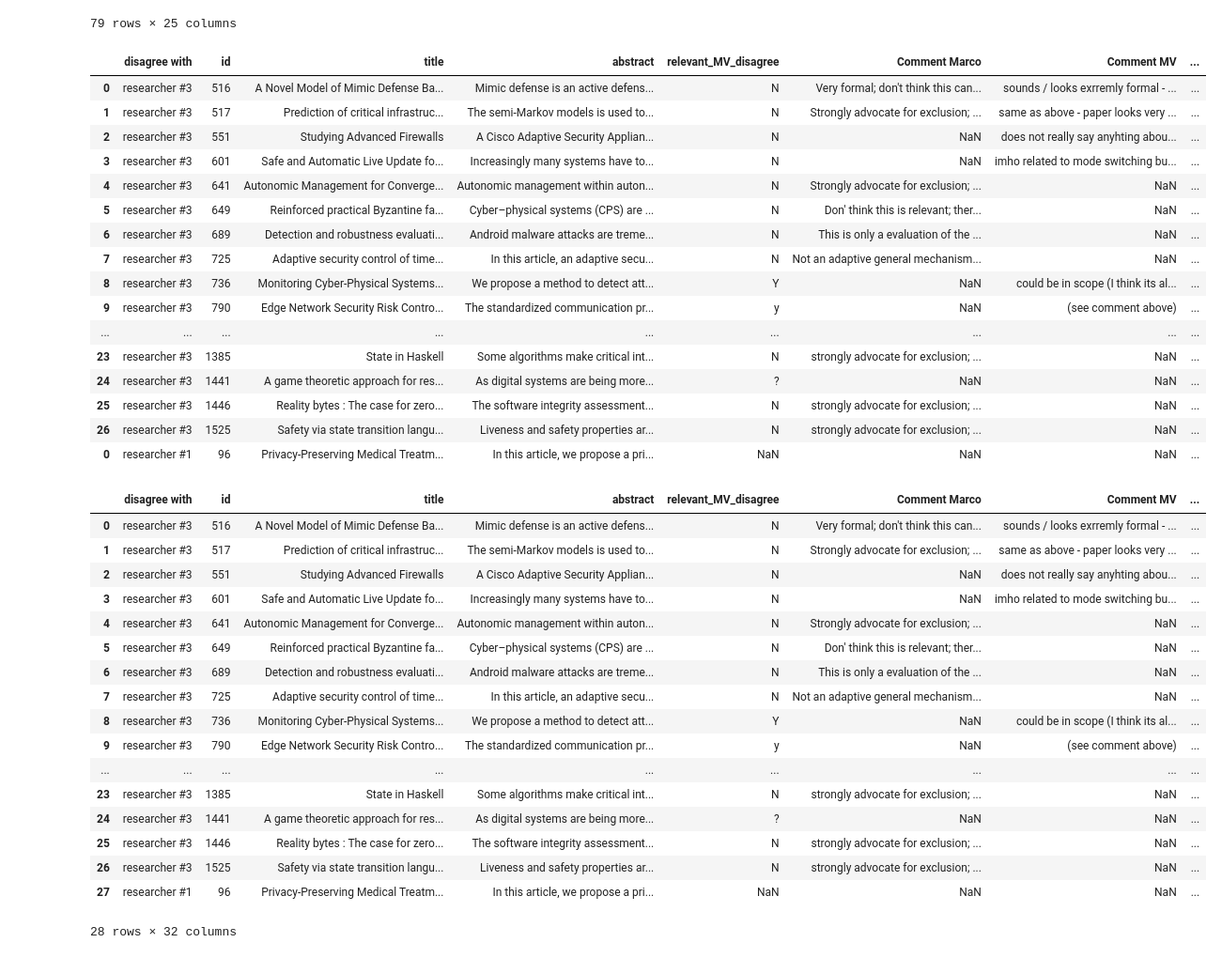
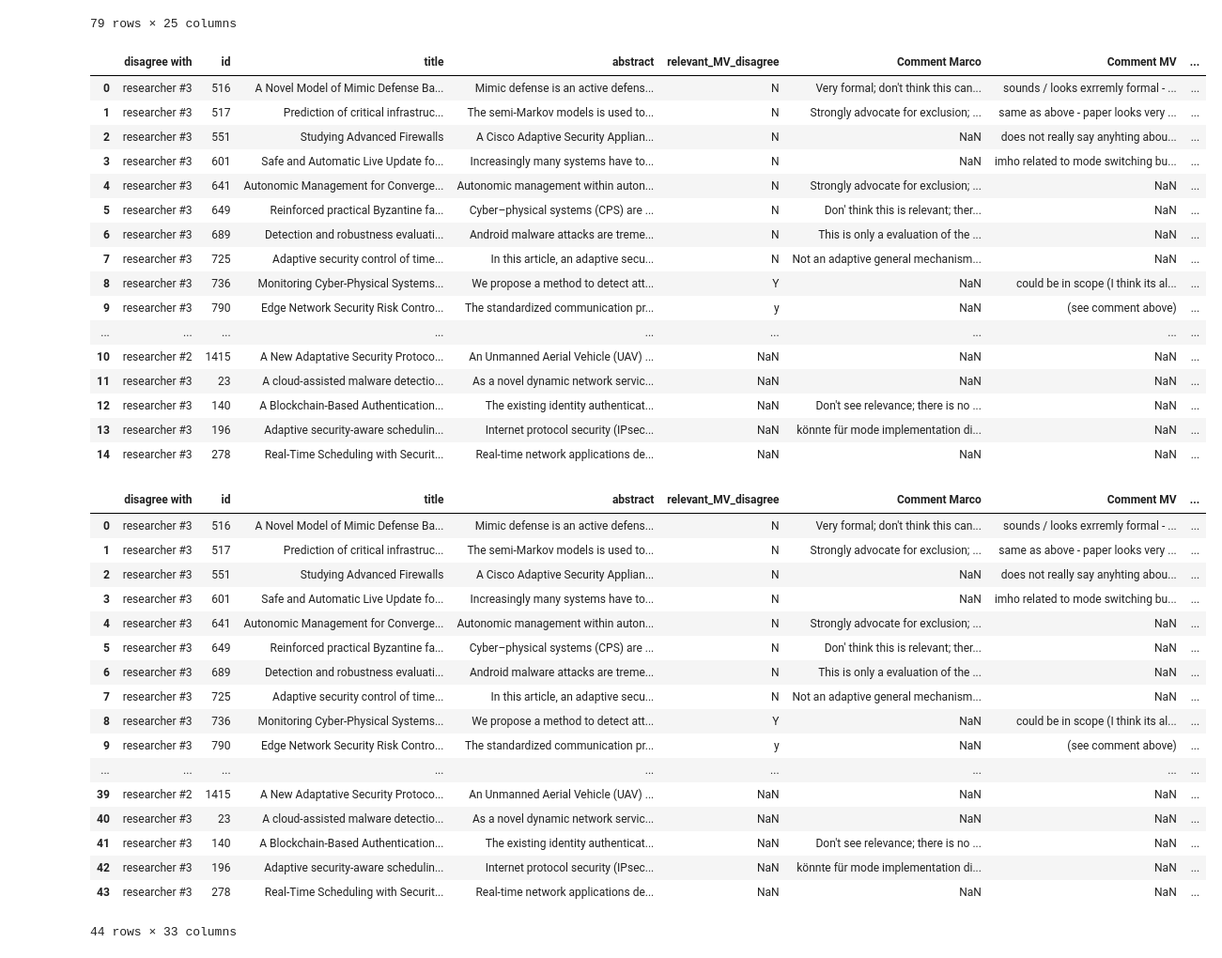
Before and after one commit to mstadler-jku/literature-search-tool-SLR, a Jupyter notebook: src/main/python/at/jku/scsl/main/04_00_abstract_exclusion.ipynb, the cells around one changed output. Shown at 94% size. Cells and saved outputs as stored; diff of their text form; code cells hidden in the pictures.

```diff
--- a/src/main/python/at/jku/scsl/main/04_00_abstract_exclusion.ipynb
+++ b/src/main/python/at/jku/scsl/main/04_00_abstract_exclusion.ipynb
@@ -145,33 +145,35 @@ all_disagreements
 # %%
 df_disagreement_resolve_mv = pd.read_csv(
     concat_path(get_project_root_directory(), 'main', 'input', '04_abstract_parsing_results', 'disagreements',
                 'Abstract_Second_Opinion_MV - Sheet1.csv'))
 df_disagreement_resolve_mike = pd.read_csv(
     concat_path(get_project_root_directory(), 'main', 'input', '04_abstract_parsing_results', 'disagreements',
                 'Abstract_Second_Opinion_Mike - Sheet1.csv'))
+df_disagreement_resolve_sam = pd.read_csv(
+    concat_path(get_project_root_directory(), 'main', 'input', '04_abstract_parsing_results', 'disagreements',
+                'Abstract_Second_Opinion_Sam - Sheet1.csv'))
 
-# TODO: add here Sam's disagreements
 
-df_all_disagreement_resolve = pd.concat([df_disagreement_resolve_mv, df_disagreement_resolve_mike])
+df_all_disagreement_resolve = pd.concat([df_disagreement_resolve_mv, df_disagreement_resolve_mike, df_disagreement_resolve_sam])
 df_all_disagreement_resolve
 # %% [output]
 |  | disagree with | id | title | abstract | relevant_MV_disagree | Comment Marco | Comment MV | ... |
 | 0 | researcher #3 | 516 | A Novel Model of Mimic Defense Ba... | Mimic defense is an active defens... | N | Very formal; don't think this can... | sounds / looks exrremly formal - ... | ... |
 | 1 | researcher #3 | 517 | Prediction of critical infrastruc... | The semi-Markov models is used to... | N | Strongly advocate for exclusion; ... | same as above - paper looks very ... | ... |
 | 2 | researcher #3 | 551 | Studying Advanced Firewalls | A Cisco Adaptive Security Applian... | N | NaN | does not really say anyhting abou... | ... |
 | 3 | researcher #3 | 601 | Safe and Automatic Live Update fo... | Increasingly many systems have to... | N | NaN | imho related to mode switching bu... | ... |
 | 4 | researcher #3 | 641 | Autonomic Management for Converge... | Autonomic management within auton... | N | Strongly advocate for exclusion; ... | NaN | ... |
 | 5 | researcher #3 | 649 | Reinforced practical Byzantine fa... | Cyber–physical systems (CPS) are ... | N | Don' think this is relevant; ther... | NaN | ... |
 | 6 | researcher #3 | 689 | Detection and robustness evaluati... | Android malware attacks are treme... | N | This is only a evaluation of the ... | NaN | ... |
 | 7 | researcher #3 | 725 | Adaptive security control of time... | In this article, an adaptive secu... | N | Not an adaptive general mechanism... | NaN | ... |
 | 8 | researcher #3 | 736 | Monitoring Cyber-Physical Systems... | We propose a method to detect att... | Y | NaN | could be in scope (I think its al... | ... |
 | 9 | researcher #3 | 790 | Edge Network Security Risk Contro... | The standardized communication pr... | y | NaN | (see comment above) | ... |
 | ... | ... | ... | ... | ... | ... | ... | ... | ... |
-| 23 | researcher #3 | 1385 | State in Haskell | Some algorithms make critical int... | N | strongly advocate for exclusion; ... | NaN | ... |
-| 24 | researcher #3 | 1441 | A game theoretic approach for res... | As digital systems are being more... | ? | NaN | NaN | ... |
-| 25 | researcher #3 | 1446 | Reality bytes : The case for zero... | The software integrity assessment... | N | strongly advocate for exclusion; ... | NaN | ... |
-| 26 | researcher #3 | 1525 | Safety via state transition langu... | Liveness and safety properties ar... | N | strongly advocate for exclusion; ... | NaN | ... |
-| 0 | researcher #1 | 96 | Privacy-Preserving Medical Treatm... | In this article, we propose a pri... | NaN | NaN | NaN | ... |
+| 10 | researcher #2 | 1415 | A New Adaptative Security Protoco... | An Unmanned Aerial Vehicle (UAV) ... | NaN | NaN | NaN | ... |
+| 11 | researcher #3 | 23 | A cloud-assisted malware detectio... | As a novel dynamic network servic... | NaN | NaN | NaN | ... |
+| 12 | researcher #3 | 140 | A Blockchain-Based Authentication... | The existing identity authenticat... | NaN | Don't see relevance; there is no ... | NaN | ... |
+| 13 | researcher #3 | 196 | Adaptive security-aware schedulin... | Internet protocol security (IPsec... | NaN | könnte für mode implementation di... | NaN | ... |
+| 14 | researcher #3 | 278 | Real-Time Scheduling with Securit... | Real-time network applications de... | NaN | NaN | NaN | ... |
 # %%
 
 merged_disagreement_resolve = pd.merge(df_all_disagreement_resolve, all_disagreements, on='id')
@@ -189,11 +191,11 @@ merged_disagreement_resolve
 | 8 | researcher #3 | 736 | Monitoring Cyber-Physical Systems... | We propose a method to detect att... | Y | NaN | could be in scope (I think its al... | ... |
 | 9 | researcher #3 | 790 | Edge Network Security Risk Contro... | The standardized communication pr... | y | NaN | (see comment above) | ... |
 | ... | ... | ... | ... | ... | ... | ... | ... | ... |
-| 23 | researcher #3 | 1385 | State in Haskell | Some algorithms make critical int... | N | strongly advocate for exclusion; ... | NaN | ... |
-| 24 | researcher #3 | 1441 | A game theoretic approach for res... | As digital systems are being more... | ? | NaN | NaN | ... |
-| 25 | researcher #3 | 1446 | Reality bytes : The case for zero... | The software integrity assessment... | N | strongly advocate for exclusion; ... | NaN | ... |
-| 26 | researcher #3 | 1525 | Safety via state transition langu... | Liveness and safety properties ar... | N | strongly advocate for exclusion; ... | NaN | ... |
-| 27 | researcher #1 | 96 | Privacy-Preserving Medical Treatm... | In this article, we propose a pri... | NaN | NaN | NaN | ... |
+| 39 | researcher #2 | 1415 | A New Adaptative Security Protoco... | An Unmanned Aerial Vehicle (UAV) ... | NaN | NaN | NaN | ... |
+| 40 | researcher #3 | 23 | A cloud-assisted malware detectio... | As a novel dynamic network servic... | NaN | NaN | NaN | ... |
+| 41 | researcher #3 | 140 | A Blockchain-Based Authentication... | The existing identity authenticat... | NaN | Don't see relevance; there is no ... | NaN | ... |
+| 42 | researcher #3 | 196 | Adaptive security-aware schedulin... | Internet protocol security (IPsec... | NaN | könnte für mode implementation di... | NaN | ... |
+| 43 | researcher #3 | 278 | Real-Time Scheduling with Securit... | Real-time network applications de... | NaN | NaN | NaN | ... |
-28 rows × 32 columns
+44 rows × 33 columns
 # %%
 # Desired columns order
```
Also changed, not shown: parts of 4 cells of this notebook, 2 other files.
